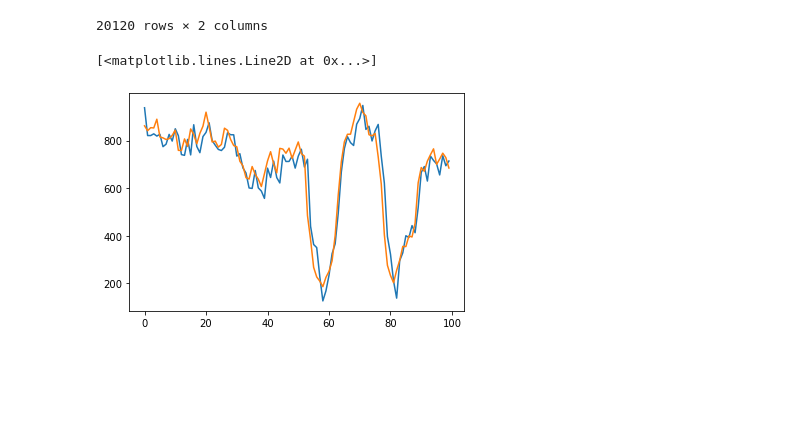
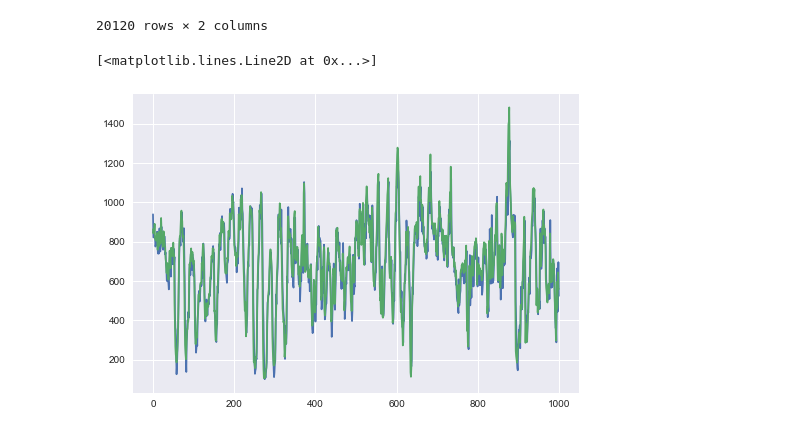
Before and after one commit to ValdoMpinga/rnhealth-scripts, a Jupyter notebook: machineLearning/LSTM/LSTM/LSTM.ipynb, the cells around one changed output. Cells and saved outputs as stored; diff of their text form; code cells hidden in the pictures; blank space fills up the shorter version.

```diff
--- a/machineLearning/LSTM/LSTM/LSTM.ipynb
+++ b/machineLearning/LSTM/LSTM/LSTM.ipynb
@@ -227 +223,3 @@ train_results
+# %%
+plt.style.use('seaborn')
 # %%
@@ -273,8 +271,8 @@ test_results
 | 20119 | 551.346375 | 594.030000 |
 20120 rows × 2 columns
 # %%
-plt.plot(test_results['Test Predictions'][:100])
-plt.plot(test_results['Actuals'][:100])
+plt.plot(test_results['Test Predictions'][:1000])
+plt.plot(test_results['Actuals'][:1000])
 # %% [output]
 [<matplotlib.lines.Line2D at 0x...>]
-[figure, old version]
+[figure, new version]
```
Also changed, not shown: parts of 5 cells of this notebook, 3 other files.
